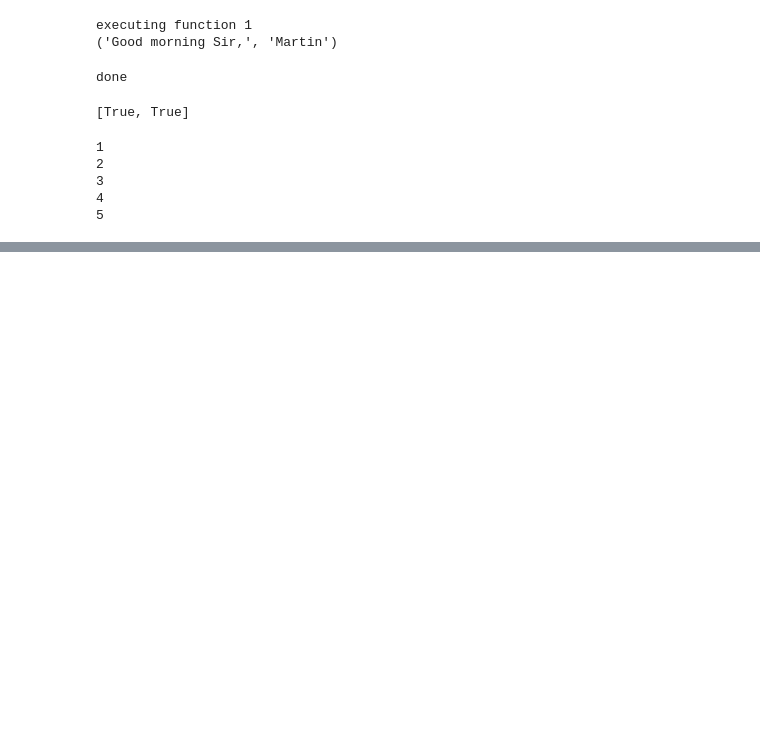
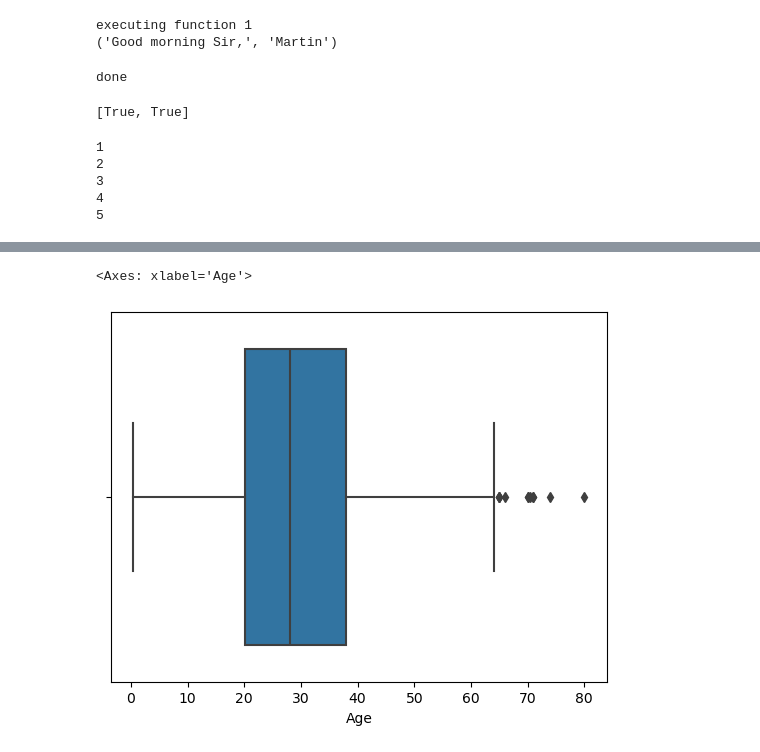
Before and after one commit to rodriguezperezmartin/test_acc, a Jupyter notebook: Project_1_Example.ipynb, the cells around one changed output, grey strips where cells are left out. Saved outputs shown, nothing was run; the diff lists cells and outputs as text; code cells hidden in the pictures; blank space fills up the shorter version.

```diff
--- a/Project_1_Example.ipynb
+++ b/Project_1_Example.ipynb
@@ -221,0 +275,7 @@ for i in var_list:
+# %%
+# Q1 25% Q2 50% Q3 75% Q4 100%.    Q3 - Q1
+# let us visualize that indeed there are outliers in the dataset - column
+sns.boxplot(x=df['Age'])
+# %% [output]
+<Axes: xlabel='Age'>
+[figure, added]
```
Also changed, not shown: parts of 15 cells of this notebook.
